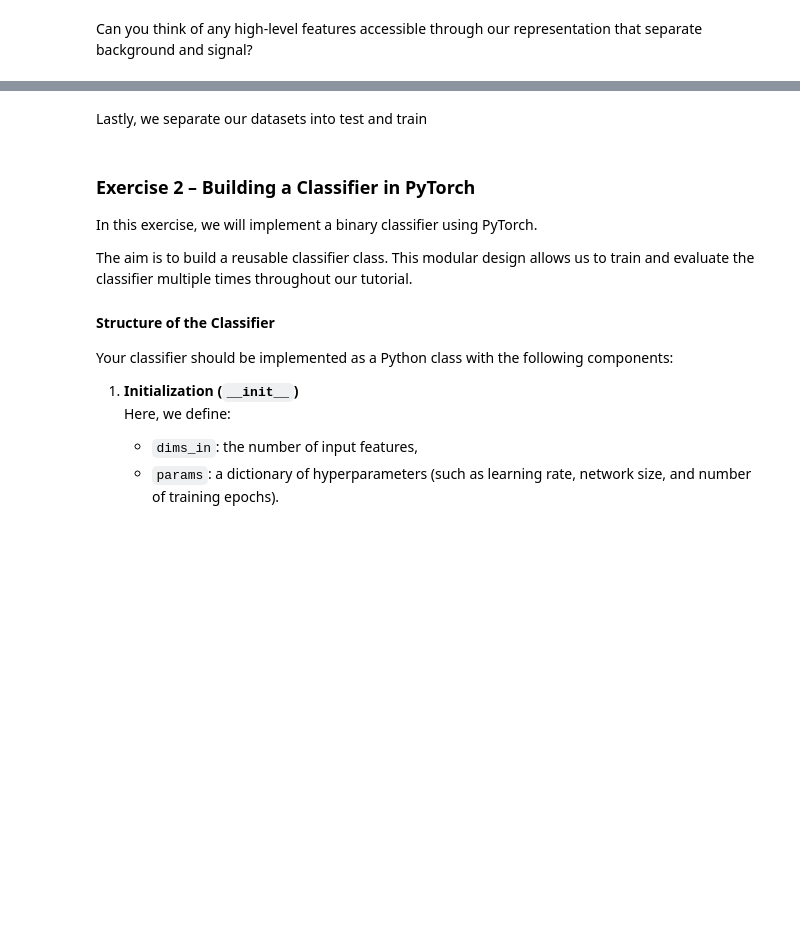
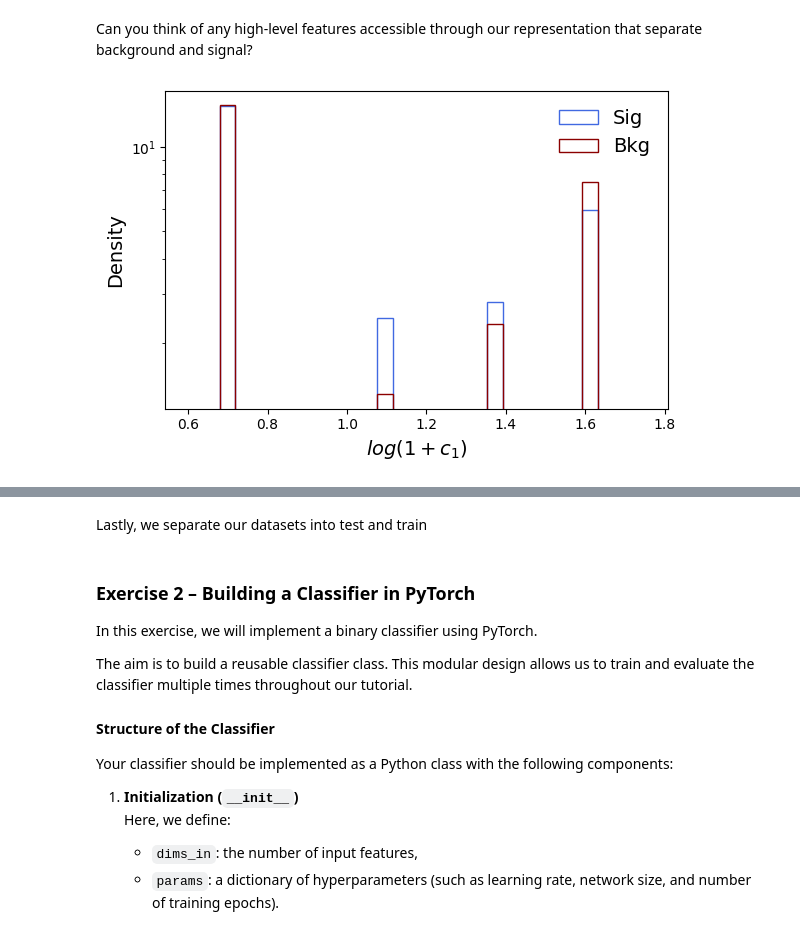
Before and after one commit to SofiaSchweitzer/ml4amplitudes, a Jupyter notebook: classifier_tutorial.ipynb, the cells around one changed output, grey strips where cells are left out. Saved outputs shown, nothing was run; the diff lists cells and outputs as text; code cells hidden in the pictures; blank space fills up the shorter version.

```diff
--- a/classifier_tutorial.ipynb
+++ b/classifier_tutorial.ipynb
@@ -182,0 +213,19 @@ Can you think of any high-level features accessible through our representation t
+# %%
+# Plot
+plt.figure(figsize=(6, 4))
+plt.hist(sig_data[:,0], bins=np.linspace(0.6,1.75,30), label="Sig", density=True, color="royalblue", histtype="step")
+plt.hist(bkg_data[:, 0], bins=np.linspace(0.6,1.75,30), label="Bkg", density=True, color="darkred", histtype="step")
+
+
+plt.xlabel(r"$log (1 + c_1)$",
+          fontsize=14)
+
+plt.ylabel("Density",
+        fontsize=14)
+
+plt.yscale("log")
+plt.legend(frameon=False, fontsize=14)
+plt.tight_layout()
+plt.show()
+# %% [output]
+[figure, added]
```
Also changed, not shown: parts of 37 cells of this notebook.
